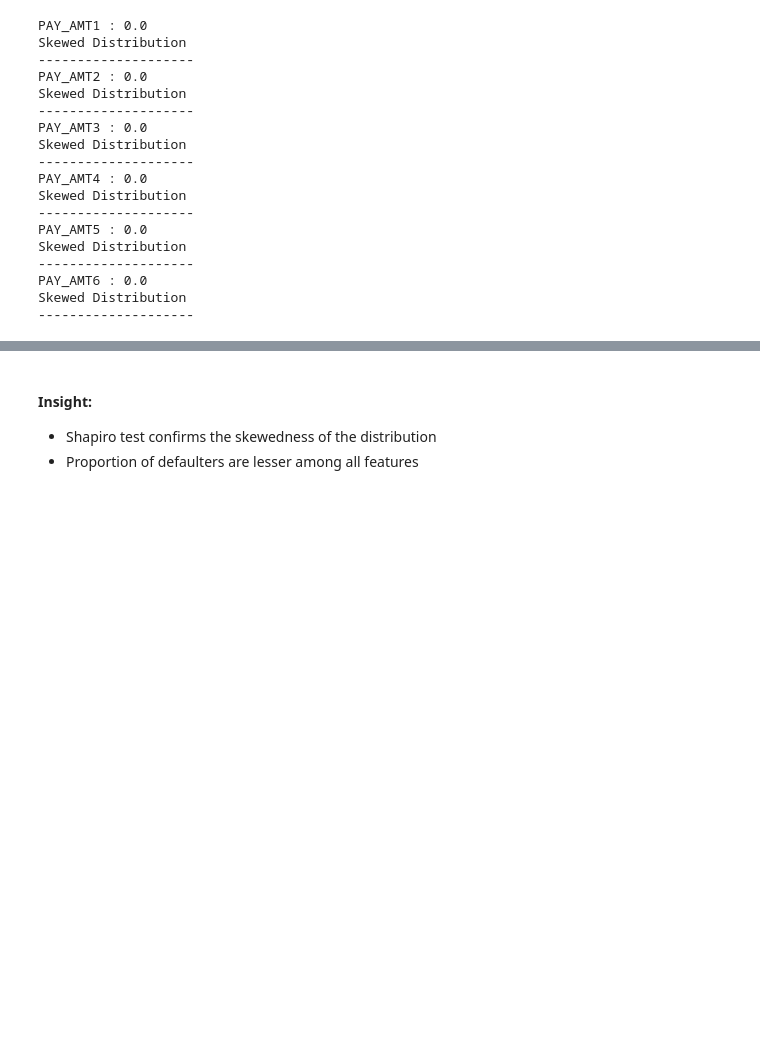
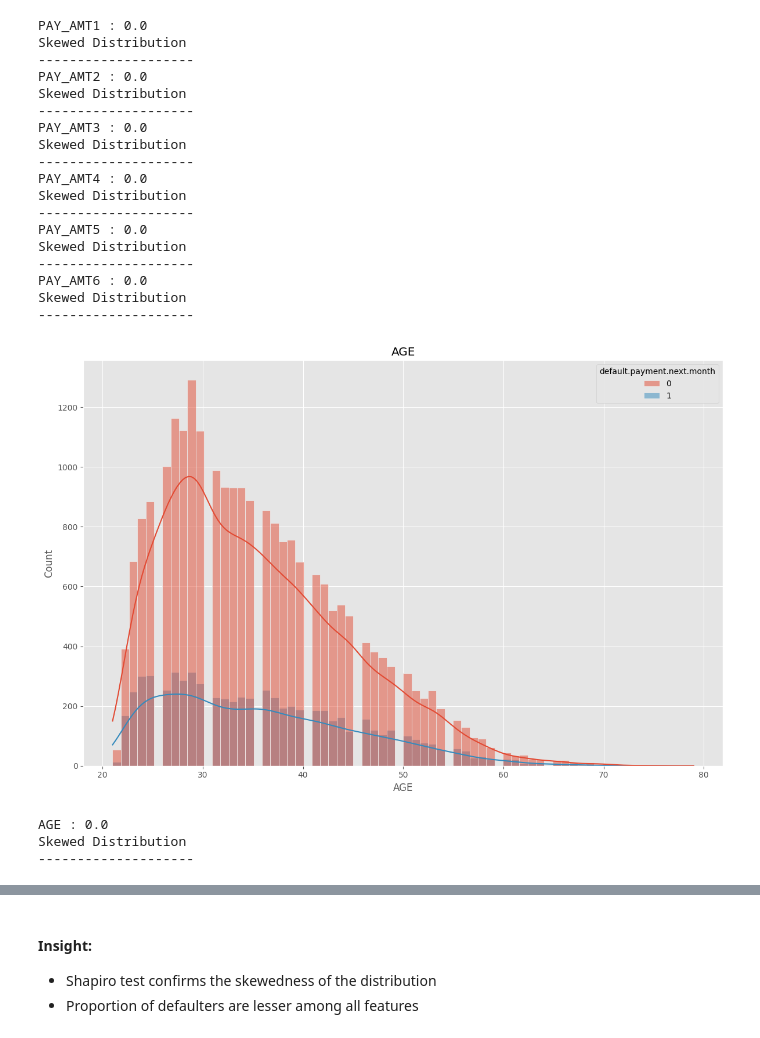
Before and after one commit to Captain-Dawn/CreditCardFraud1, a Jupyter notebook: research/EDA.ipynb, the cells around one changed output, grey strips where cells are left out. Cells and saved outputs as stored; diff of their text form; code cells hidden in the pictures; blank space fills up the shorter version.

```diff
--- a/research/EDA.ipynb
+++ b/research/EDA.ipynb
@@ -304,3 +303,13 @@ Skewed Distribution
 PAY_AMT6 : 0.0
 Skewed Distribution
 --------------------
+# %%
+draw_sns_histograms(df,["AGE"],1,1 )
+# %% [output]
+[figure, added]
+# %%
+shapiro_test(df,['AGE'])
+# %% [output]
+AGE : 0.0
+Skewed Distribution
+--------------------
```
Also changed, not shown: parts of 16 cells of this notebook.
